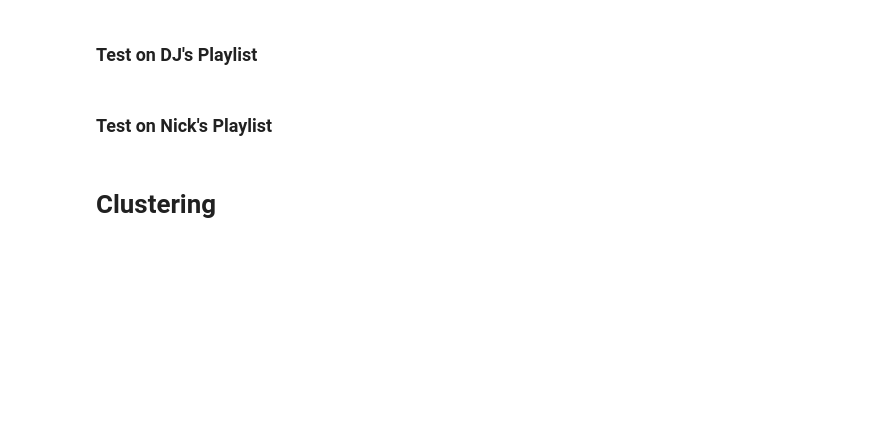
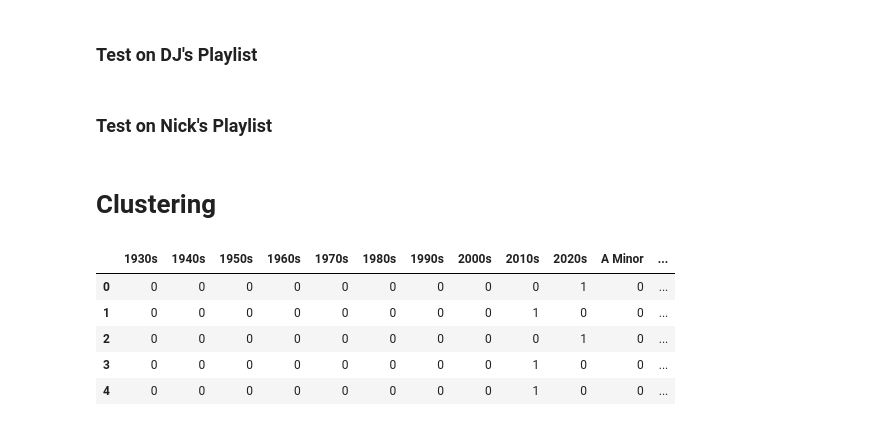
Before and after one commit to khyateed/music-recommender, a Jupyter notebook: modeling.ipynb, the cells around one changed output. Drawn from its saved outputs; the diff is of its cells as text; code cells hidden in the pictures; blank space fills up the shorter version.

```diff
--- a/modeling.ipynb
+++ b/modeling.ipynb
@@ -164,7 +164,8 @@ playlist_df = pd.concat([playlist_df, key_dummies, decade_dummies], axis=1)
 zeroes = list(set(all_dummies) - set(dummies.columns))
 
 # add those dummies in as zeroes
-playlist_df[zeroes] = 0
+for col in zeroes:
+    playlist_df[col] = 0
 
 # drop first column for dummies
 playlist_df.drop(['A Major', '1920s'],axis=1, inplace=True)
@@ -263,0 +287,6 @@ def recommend(playlist, record_label):
+# %%
+playlist_df2 = playlist_df.drop(['decade','duration_ms','key','key_mode','letter_keys',
+                     'loudness','mode','modes','popularity','release_date','speechiness',
+                         'tempo','track/artist','year'], axis=1)
+
+label_df2 = ocean_df.drop(['artist','name','label'], axis=1)
@@ -263,0 +299,9 @@ def recommend(playlist, record_label):
+# %%
+main_df.head()
+# %% [output]
+|  | 1930s | 1940s | 1950s | 1960s | 1970s | 1980s | 1990s | 2000s | 2010s | 2020s | A Minor | ... |
+| 0 | 0 | 0 | 0 | 0 | 0 | 0 | 0 | 0 | 0 | 1 | 0 | ... |
+| 1 | 0 | 0 | 0 | 0 | 0 | 0 | 0 | 0 | 1 | 0 | 0 | ... |
+| 2 | 0 | 0 | 0 | 0 | 0 | 0 | 0 | 0 | 0 | 1 | 0 | ... |
+| 3 | 0 | 0 | 0 | 0 | 0 | 0 | 0 | 0 | 1 | 0 | 0 | ... |
+| 4 | 0 | 0 | 0 | 0 | 0 | 0 | 0 | 0 | 1 | 0 | 0 | ... |
```
Also changed, not shown: parts of 21 cells of this notebook.
